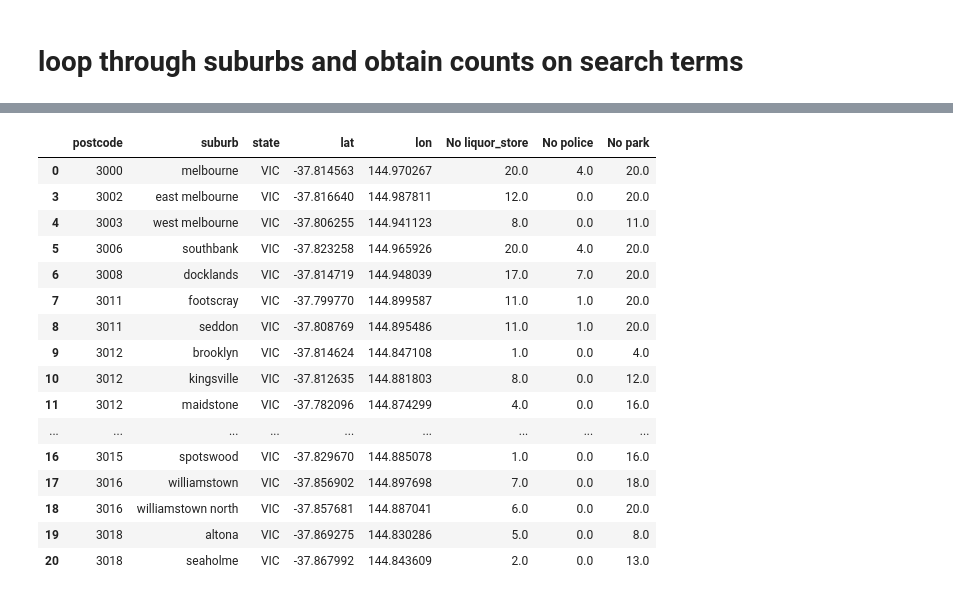
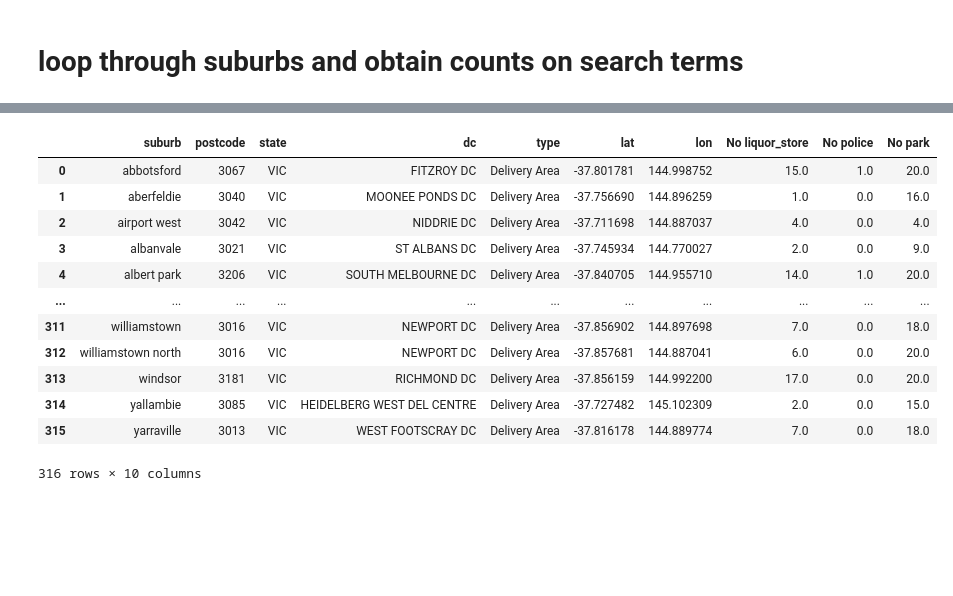
Before and after one commit to jMacProd/ETL-to-PostgreSQL, a Jupyter notebook: (1) Extract Data/(2) vic_no_types.ipynb, the cells around one changed output, grey strips where cells are left out. Cells and saved outputs as stored; diff of their text form; code cells hidden in the pictures; blank space fills up the shorter version.

```diff
--- a/(1) Extract Data/(2) vic_no_types.ipynb
+++ b/(1) Extract Data/(2) vic_no_types.ipynb
@@ -11,5 +11,6 @@ import json
 # %%
 # read csv of cities data
-file_location = "Raw Data/Aust Postcode Location/Australian_Post_Codes_Lat_Lon.csv"
-suburb_data = pd.read_csv(file_location)
-suburb_data_df = pd.DataFrame(suburb_data)
+file_location = "../Raw Data/melbourbe_suburbs_postcode.csv"
+
+melb_suburbs = pd.read_csv(file_location)
+melb_suburbs_df = pd.DataFrame(suburb_data)
@@ -175,20 +81,16 @@ searching seaholme for park
-# %%
-merged_melb_suburbs
-# %% [output]
-|  | postcode | suburb | state | lat | lon | No liquor_store | No police | No park |
-| 0 | 3000 | melbourne | VIC | -37.814563 | 144.970267 | 20.0 | 4.0 | 20.0 |
-| 3 | 3002 | east melbourne | VIC | -37.816640 | 144.987811 | 12.0 | 0.0 | 20.0 |
-| 4 | 3003 | west melbourne | VIC | -37.806255 | 144.941123 | 8.0 | 0.0 | 11.0 |
-| 5 | 3006 | southbank | VIC | -37.823258 | 144.965926 | 20.0 | 4.0 | 20.0 |
-| 6 | 3008 | docklands | VIC | -37.814719 | 144.948039 | 17.0 | 7.0 | 20.0 |
-| 7 | 3011 | footscray | VIC | -37.799770 | 144.899587 | 11.0 | 1.0 | 20.0 |
-| 8 | 3011 | seddon | VIC | -37.808769 | 144.895486 | 11.0 | 1.0 | 20.0 |
-| 9 | 3012 | brooklyn | VIC | -37.814624 | 144.847108 | 1.0 | 0.0 | 4.0 |
-| 10 | 3012 | kingsville | VIC | -37.812635 | 144.881803 | 8.0 | 0.0 | 12.0 |
-| 11 | 3012 | maidstone | VIC | -37.782096 | 144.874299 | 4.0 | 0.0 | 16.0 |
-| ... | ... | ... | ... | ... | ... | ... | ... | ... |
-| 16 | 3015 | spotswood | VIC | -37.829670 | 144.885078 | 1.0 | 0.0 | 16.0 |
-| 17 | 3016 | williamstown | VIC | -37.856902 | 144.897698 | 7.0 | 0.0 | 18.0 |
-| 18 | 3016 | williamstown north | VIC | -37.857681 | 144.887041 | 6.0 | 0.0 | 20.0 |
-| 19 | 3018 | altona | VIC | -37.869275 | 144.830286 | 5.0 | 0.0 | 8.0 |
-| 20 | 3018 | seaholme | VIC | -37.867992 | 144.843609 | 2.0 | 0.0 | 13.0 |
+# %%
+melb_suburbs_df
+# %% [output]
+|  | suburb | postcode | state | dc | type | lat | lon | No liquor_store | No police | No park |
+| 0 | abbotsford | 3067 | VIC | FITZROY DC | Delivery Area | -37.801781 | 144.998752 | 15.0 | 1.0 | 20.0 |
+| 1 | aberfeldie | 3040 | VIC | MOONEE PONDS DC | Delivery Area | -37.756690 | 144.896259 | 1.0 | 0.0 | 16.0 |
+| 2 | airport west | 3042 | VIC | NIDDRIE DC | Delivery Area | -37.711698 | 144.887037 | 4.0 | 0.0 | 4.0 |
+| 3 | albanvale | 3021 | VIC | ST ALBANS DC | Delivery Area | -37.745934 | 144.770027 | 2.0 | 0.0 | 9.0 |
+| 4 | albert park | 3206 | VIC | SOUTH MELBOURNE DC | Delivery Area | -37.840705 | 144.955710 | 14.0 | 1.0 | 20.0 |
+| ... | ... | ... | ... | ... | ... | ... | ... | ... | ... | ... |
+| 311 | williamstown | 3016 | VIC | NEWPORT DC | Delivery Area | -37.856902 | 144.897698 | 7.0 | 0.0 | 18.0 |
+| 312 | williamstown north | 3016 | VIC | NEWPORT DC | Delivery Area | -37.857681 | 144.887041 | 6.0 | 0.0 | 20.0 |
+| 313 | windsor | 3181 | VIC | RICHMOND DC | Delivery Area | -37.856159 | 144.992200 | 17.0 | 0.0 | 20.0 |
+| 314 | yallambie | 3085 | VIC | HEIDELBERG WEST DEL CENTRE | Delivery Area | -37.727482 | 145.102309 | 2.0 | 0.0 | 15.0 |
+| 315 | yarraville | 3013 | VIC | WEST FOOTSCRAY DC | Delivery Area | -37.816178 | 144.889774 | 7.0 | 0.0 | 18.0 |
+316 rows × 10 columns
```
Also changed, not shown: parts of 14 cells of this notebook, 1 other file.
